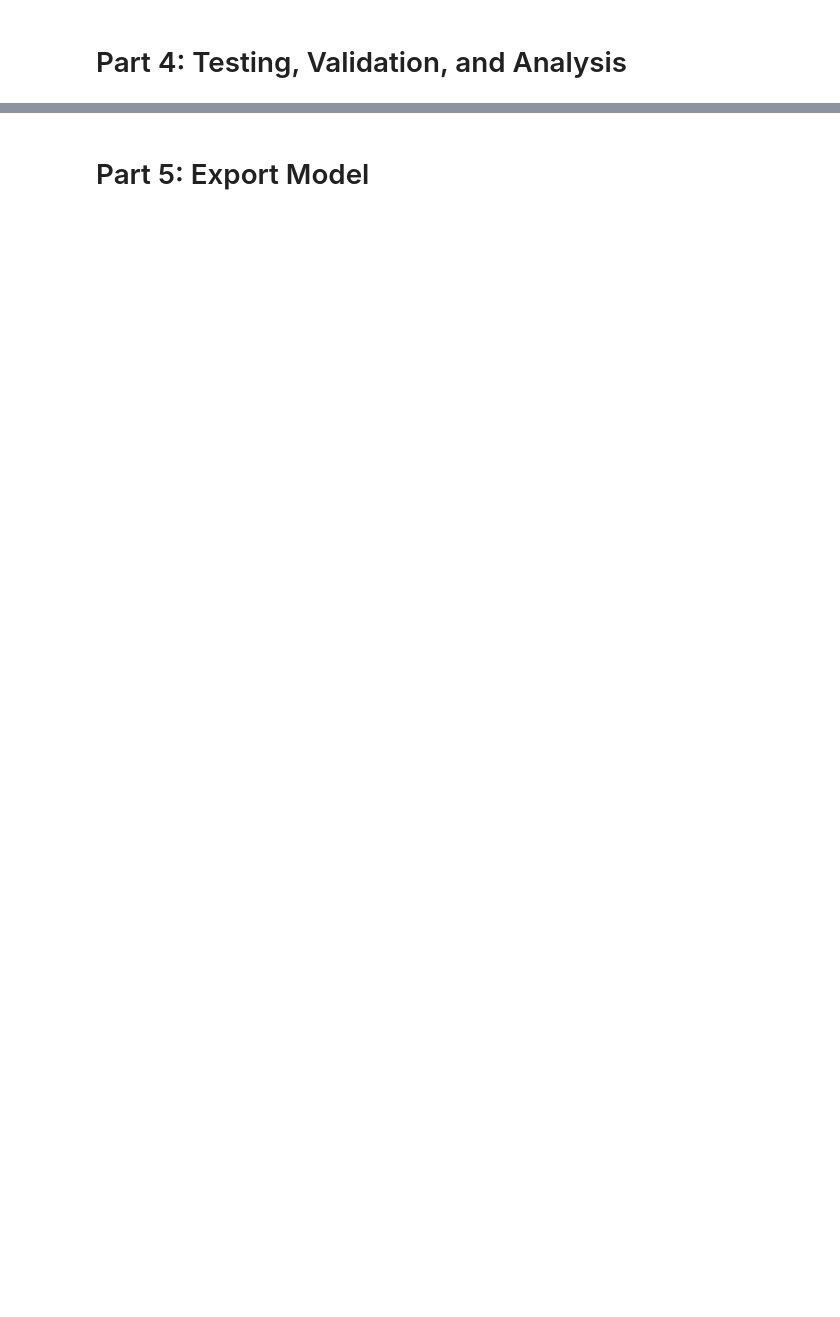
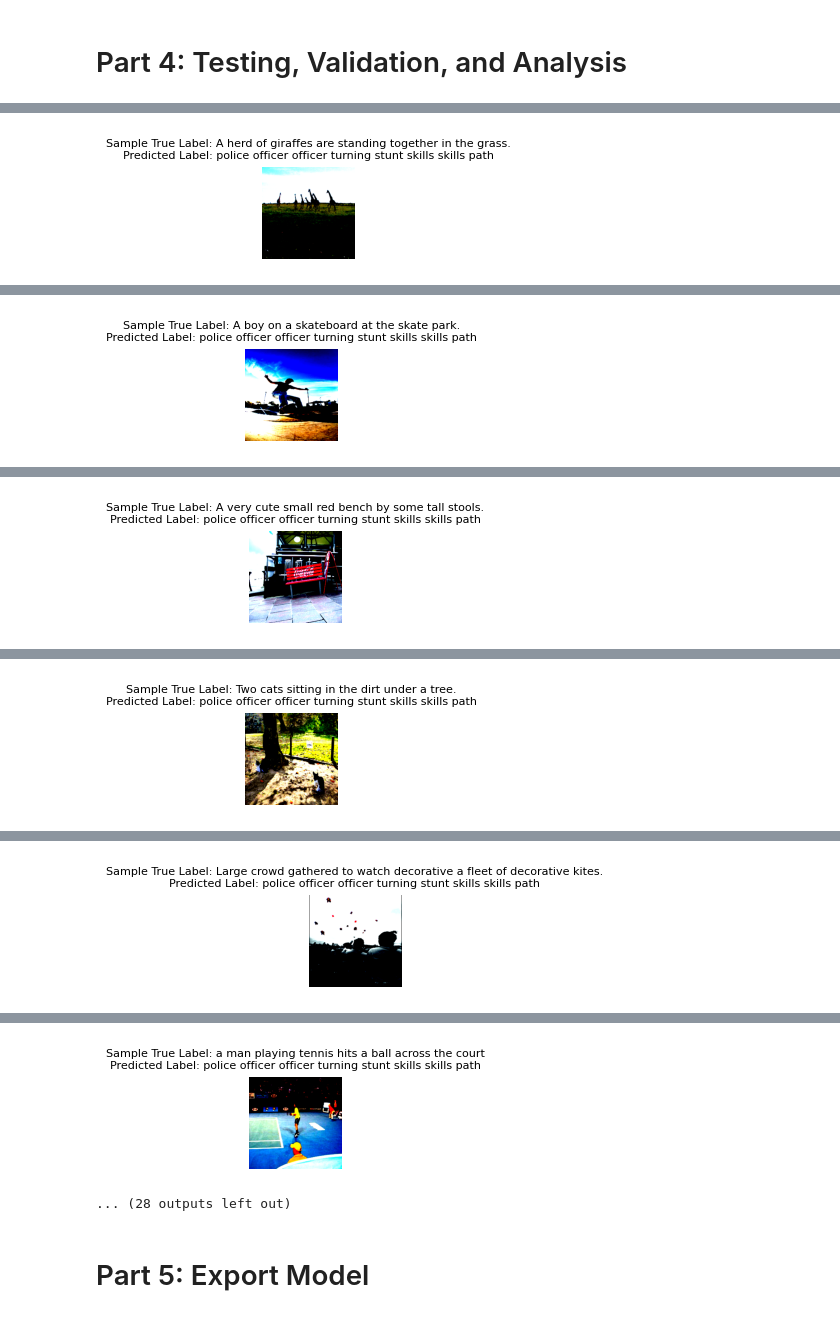
Before and after one commit to issa-almadani/CNN-LSTM-Image-Caption-Generator-Model, a Jupyter notebook: Image_Caption_Generator.ipynb, the cells around one changed output, grey strips where cells are left out. Cells and saved outputs as stored; diff of their text form; code cells hidden in the pictures; blank space fills up the shorter version.

```diff
--- a/Image_Caption_Generator.ipynb
+++ b/Image_Caption_Generator.ipynb
@@ -8,9 +8,9 @@
 class Args:
     def __init__(self):
         self.device = 'cuda' if torch.cuda.is_available() else 'cpu'
-        self.embedding_dim = 128
-        self.batch_size = 20
-        self.epochs = 50
+        self.embedding_dim = 256
+        self.batch_size = 48
+        self.epochs = 20
         self.img_h = 256
         self.img_w = 256
         self.max_caption_length = 20
@@ -115,7 +119,8 @@ class IMAGE_DATASET(Dataset):
 # %%
 transform = transforms.Compose([
     transforms.Resize((args.img_h, args.img_w)),  # Resize the image
-    transforms.ToTensor()                         # Convert the image to a tensor
+    transforms.ToTensor(),                        # Convert the image to a tensor
+    transforms.Normalize(mean=[0.485, 0.456, 0.406], std=[0.229, 0.224, 0.225]) # normalize for resnet
 ])
 
 
@@ -256,5 +326,5 @@ class Model(nn.Module):
 # %%
 # INITIALIZE NETWORK
 device = args.device
-lstm = Model(4096, len(vocabulary), 512, 4096)
-lstm = lstm.to(device)
+model = Model(len(vocabulary), 512, 512)
+model = model.to(device)
@@ -385,0 +500,19 @@ sample()
+# %%
+
+images = sample.permute(0, 2, 3, 1).numpy()
+
+predicted_labels = model(sample.to(device))
+
+print(predicted_labels)
+
+predicted_tokens = [vocabulary.lookup_tokens(i.tolist()) for i in predicted_labels]
+# print(predicted_tokens)
+
+def process_tokens(predicted_tokens):
+    processed_strings = []
+    for tokens in predicted_tokens:
+        tokens = tokens[1:tokens.index("<eos>")]
+        processed_string = ' '.join(tokens)
+        processed_strings.append(processed_string)
+
+    return processed_strings
@@ -385,0 +537,9 @@ sample()
+# %%
+for i, (img, label, pred) in enumerate(zip(images, true_labels, process_tokens(predicted_tokens))):
+    fig, ax = plt.subplots(figsize=(1.5, 1.5))
+    ax.imshow(img)
+    ax.axis('off')
+    ax.set_title(f"Sample True Label: {label}\nPredicted Label: {pred}", fontsize=8)
+    plt.tight_layout()
+    plt.show()
+# %% [output]
@@ -385,0 +547 @@ sample()
+[figure, added]
@@ -385,0 +549 @@ sample()
+[figure, added]
@@ -385,0 +551 @@ sample()
+[figure, added]
@@ -385,0 +553 @@ sample()
+[figure, added]
@@ -385,0 +555 @@ sample()
+[figure, added]
@@ -386,2 +557,4 @@ sample()
+[figure, added]
+... (28 outputs left out)
 # %% [markdown]
 # Part 5: Export Model
```
Also changed, not shown: parts of 16 cells of this notebook.
